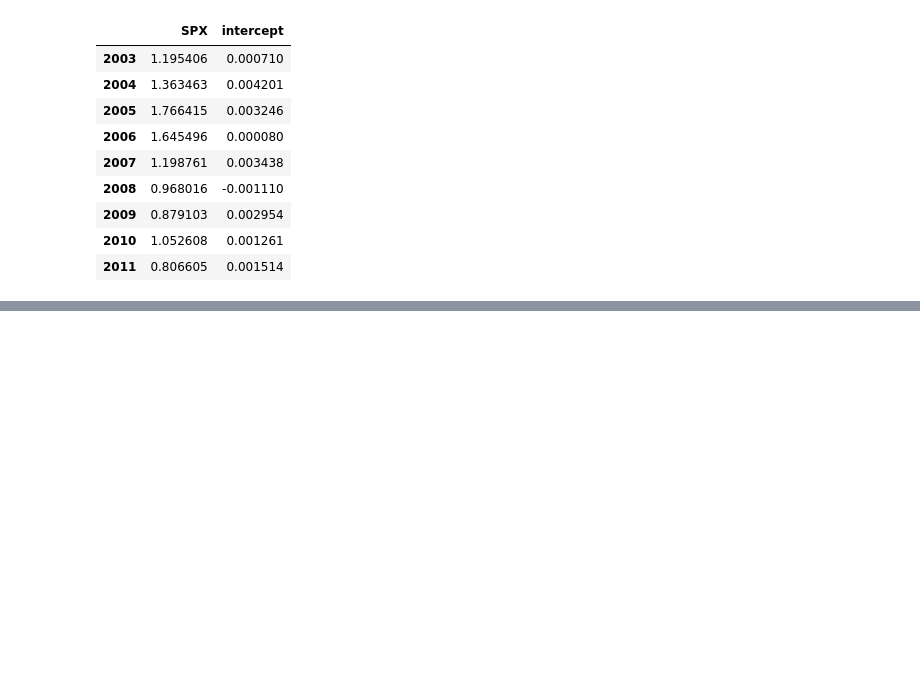
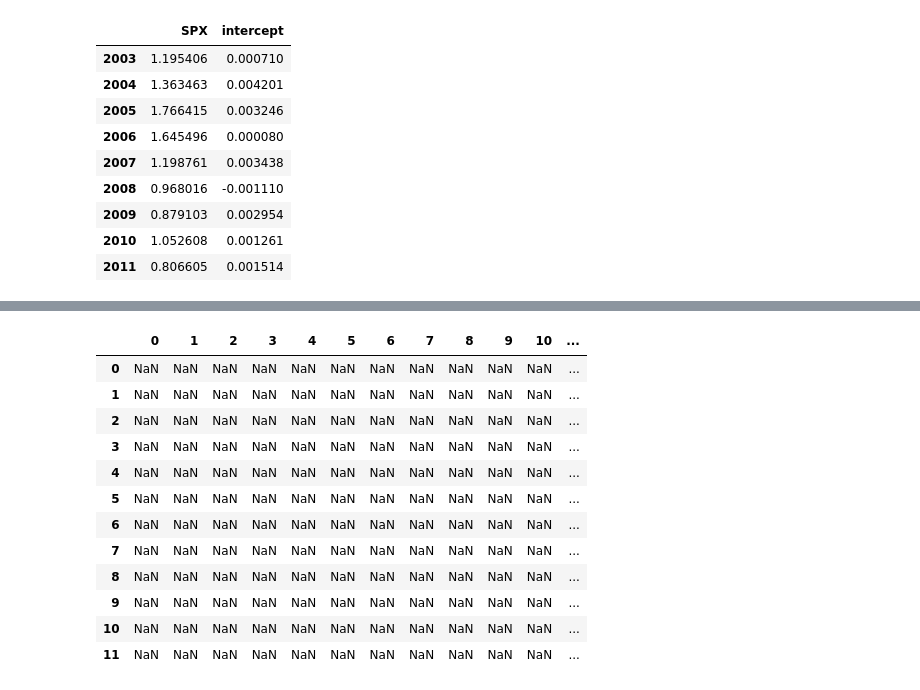
Before and after one commit to grojas123/DataAnalsysBook, a Jupyter notebook: DataAggregationAndGroupOperations/DataAgregationGroupOperations.ipynb, the cells around one changed output, grey strips where cells are left out. Cells and saved outputs as stored; diff of their text form; code cells hidden in the pictures; blank space fills up the shorter version.

Commit message:
Data agregation first part

```diff
--- a/DataAggregationAndGroupOperations/DataAgregationGroupOperations.ipynb
+++ b/DataAggregationAndGroupOperations/DataAgregationGroupOperations.ipynb
@@ -998,0 +1017,2 @@ by_year.apply(regress, yvar="AAPL", xvars=["SPX"])
+# %%
+df = pd.DataFrame({'key':['a','b','c']*4,'value': np.arange(12.)})
@@ -998,0 +1035,2 @@ by_year.apply(regress, yvar="AAPL", xvars=["SPX"])
+# %%
+g = df.groupby('key')
@@ -998,0 +1170,17 @@ by_year.apply(regress, yvar="AAPL", xvars=["SPX"])
+# %%
+normalized = (df['value'] - g.transform('mean')) / g.transform('std')
+normalized
+# %% [output]
+|  | 0 | 1 | 2 | 3 | 4 | 5 | 6 | 7 | 8 | 9 | 10 | ... |
+| 0 | NaN | NaN | NaN | NaN | NaN | NaN | NaN | NaN | NaN | NaN | NaN | ... |
+| 1 | NaN | NaN | NaN | NaN | NaN | NaN | NaN | NaN | NaN | NaN | NaN | ... |
+| 2 | NaN | NaN | NaN | NaN | NaN | NaN | NaN | NaN | NaN | NaN | NaN | ... |
+| 3 | NaN | NaN | NaN | NaN | NaN | NaN | NaN | NaN | NaN | NaN | NaN | ... |
+| 4 | NaN | NaN | NaN | NaN | NaN | NaN | NaN | NaN | NaN | NaN | NaN | ... |
+| 5 | NaN | NaN | NaN | NaN | NaN | NaN | NaN | NaN | NaN | NaN | NaN | ... |
+| 6 | NaN | NaN | NaN | NaN | NaN | NaN | NaN | NaN | NaN | NaN | NaN | ... |
+| 7 | NaN | NaN | NaN | NaN | NaN | NaN | NaN | NaN | NaN | NaN | NaN | ... |
+| 8 | NaN | NaN | NaN | NaN | NaN | NaN | NaN | NaN | NaN | NaN | NaN | ... |
+| 9 | NaN | NaN | NaN | NaN | NaN | NaN | NaN | NaN | NaN | NaN | NaN | ... |
+| 10 | NaN | NaN | NaN | NaN | NaN | NaN | NaN | NaN | NaN | NaN | NaN | ... |
+| 11 | NaN | NaN | NaN | NaN | NaN | NaN | NaN | NaN | NaN | NaN | NaN | ... |
```
Also changed, not shown: parts of 56 cells of this notebook.
